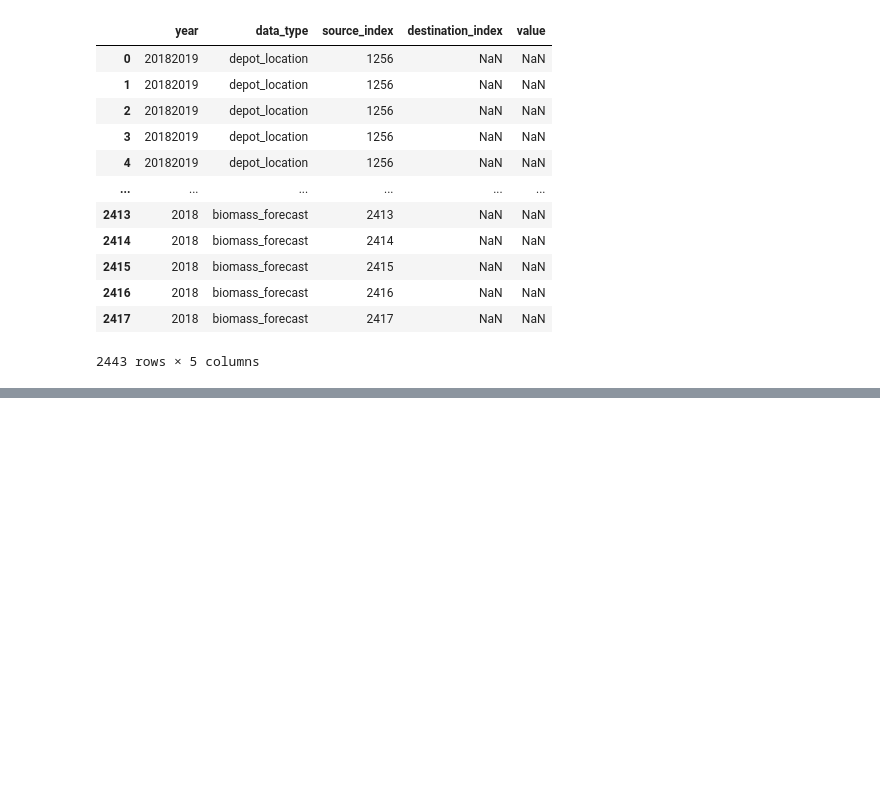
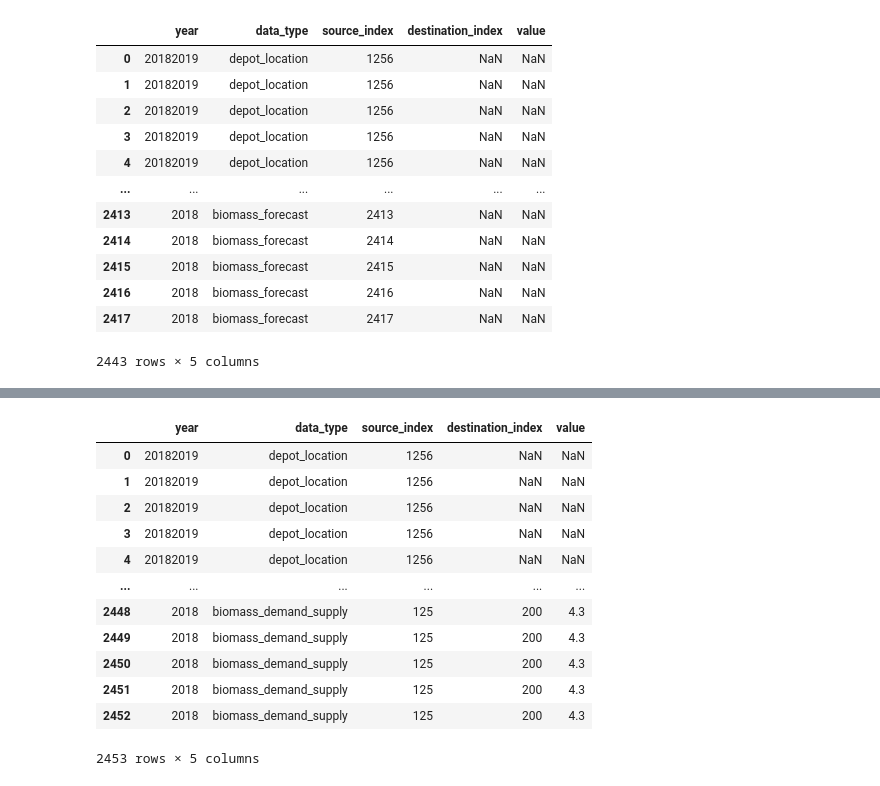
Before and after one commit to irfanthayyil/Shell_Hackathon_2023, a Jupyter notebook: src/notebooks/create_submission.ipynb, the cells around one changed output, grey strips where cells are left out. Cells and saved outputs as stored; diff of their text form; code cells hidden in the pictures; blank space fills up the shorter version.

```diff
--- a/src/notebooks/create_submission.ipynb
+++ b/src/notebooks/create_submission.ipynb
@@ -123,0 +206,18 @@ biomass_demand_supply_matrix
+# %%
+sub.reset_index(drop=True, inplace=True)
+# %%
+sub
+# %% [output]
+|  | year | data_type | source_index | destination_index | value |
+| 0 | 20182019 | depot_location | 1256 | NaN | NaN |
+| 1 | 20182019 | depot_location | 1256 | NaN | NaN |
+| 2 | 20182019 | depot_location | 1256 | NaN | NaN |
+| 3 | 20182019 | depot_location | 1256 | NaN | NaN |
+| 4 | 20182019 | depot_location | 1256 | NaN | NaN |
+| ... | ... | ... | ... | ... | ... |
+| 2448 | 2018 | biomass_demand_supply | 125 | 200 | 4.3 |
+| 2449 | 2018 | biomass_demand_supply | 125 | 200 | 4.3 |
+| 2450 | 2018 | biomass_demand_supply | 125 | 200 | 4.3 |
+| 2451 | 2018 | biomass_demand_supply | 125 | 200 | 4.3 |
+| 2452 | 2018 | biomass_demand_supply | 125 | 200 | 4.3 |
+2453 rows × 5 columns
```
Also changed, not shown: parts of 10 cells of this notebook, 4 other files.
